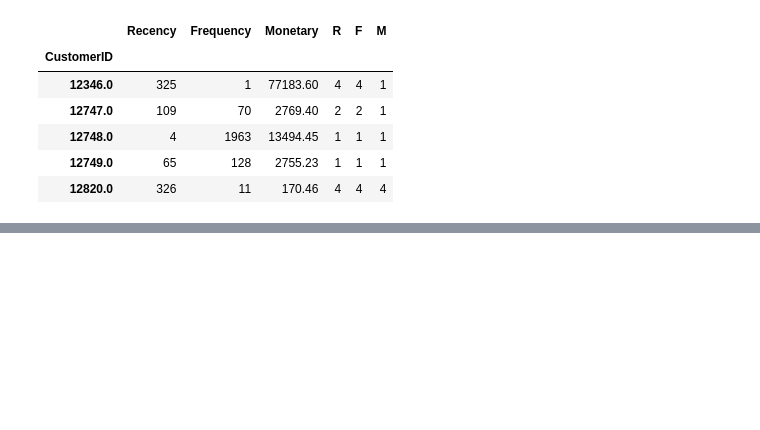
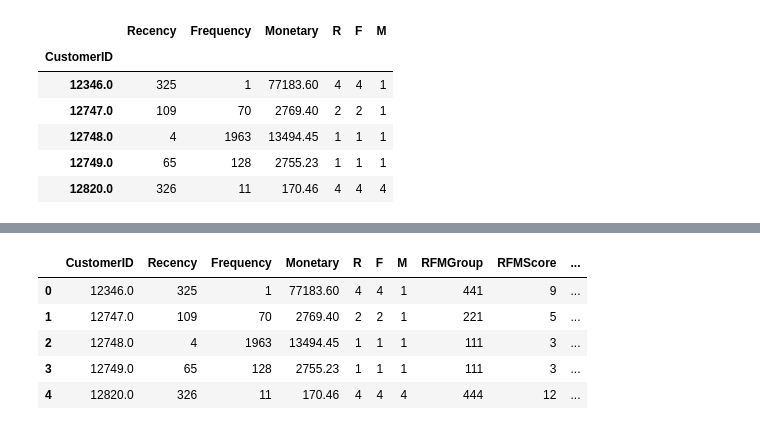
Before and after one commit to shilpi8504/FRM-Analysis, a Jupyter notebook: FRM_Analysis.ipynb, the cells around one changed output, grey strips where cells are left out. Cells and saved outputs as stored; diff of their text form; code cells hidden in the pictures; blank space fills up the shorter version.

```diff
--- a/FRM_Analysis.ipynb
+++ b/FRM_Analysis.ipynb
@@ -263,0 +279,13 @@ RFMScores.head()
+# %%
+#Assign Loyalty Level to each customer
+Loyalty_Level = ['Platinum', 'Gold', 'Silver', 'Bronze']
+Score_cuts = pd.qcut(RFMScores.RFMScore, q = 4, labels = Loyalty_Level)
+RFMScores['RFM_Loyalty_Level'] = Score_cuts.values
+RFMScores.reset_index().head()
+# %% [output]
+|  | CustomerID | Recency | Frequency | Monetary | R | F | M | RFMGroup | RFMScore | ... |
+| 0 | 12346.0 | 325 | 1 | 77183.60 | 4 | 4 | 1 | 441 | 9 | ... |
+| 1 | 12747.0 | 109 | 70 | 2769.40 | 2 | 2 | 1 | 221 | 5 | ... |
+| 2 | 12748.0 | 4 | 1963 | 13494.45 | 1 | 1 | 1 | 111 | 3 | ... |
+| 3 | 12749.0 | 65 | 128 | 2755.23 | 1 | 1 | 1 | 111 | 3 | ... |
+| 4 | 12820.0 | 326 | 11 | 170.46 | 4 | 4 | 4 | 444 | 12 | ... |
```
Also changed, not shown: parts of 2 cells of this notebook.
